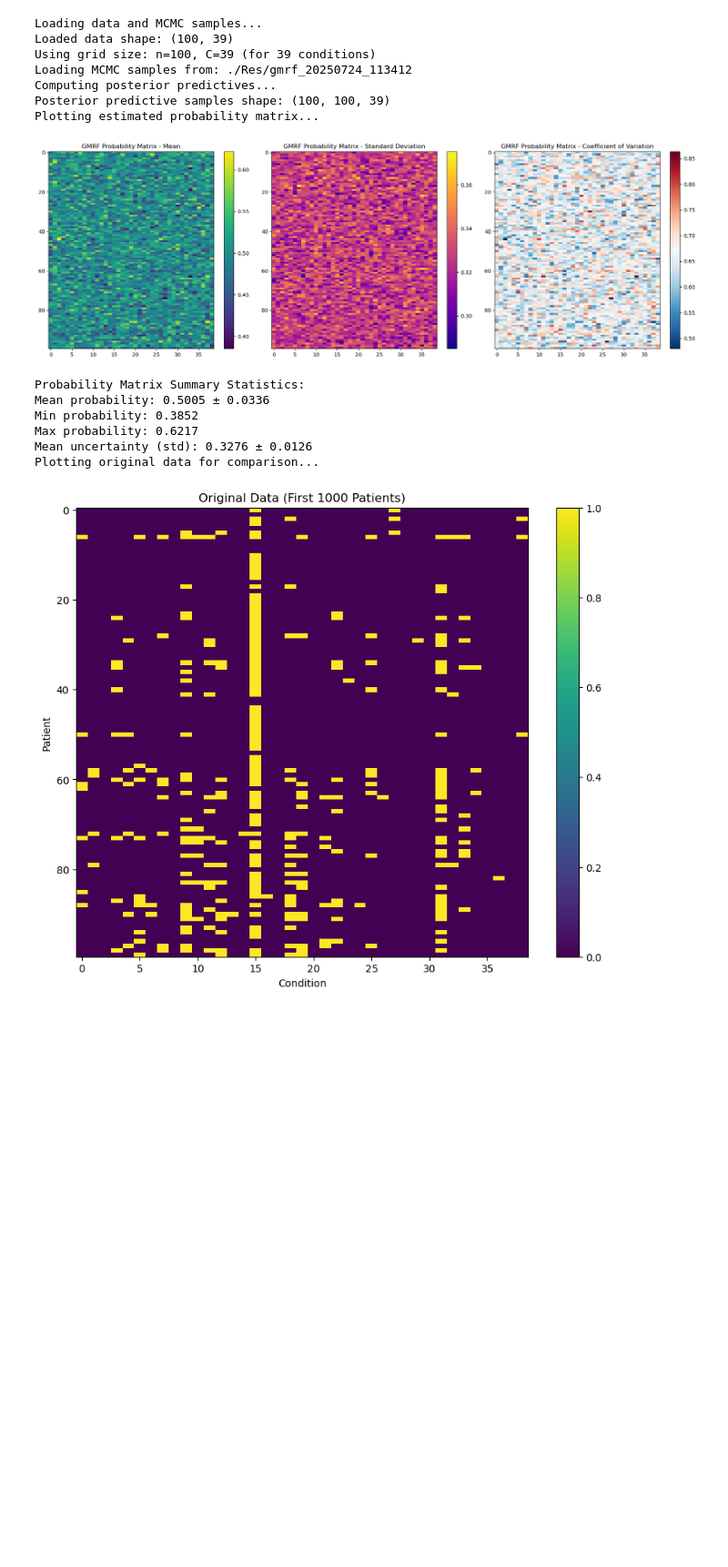
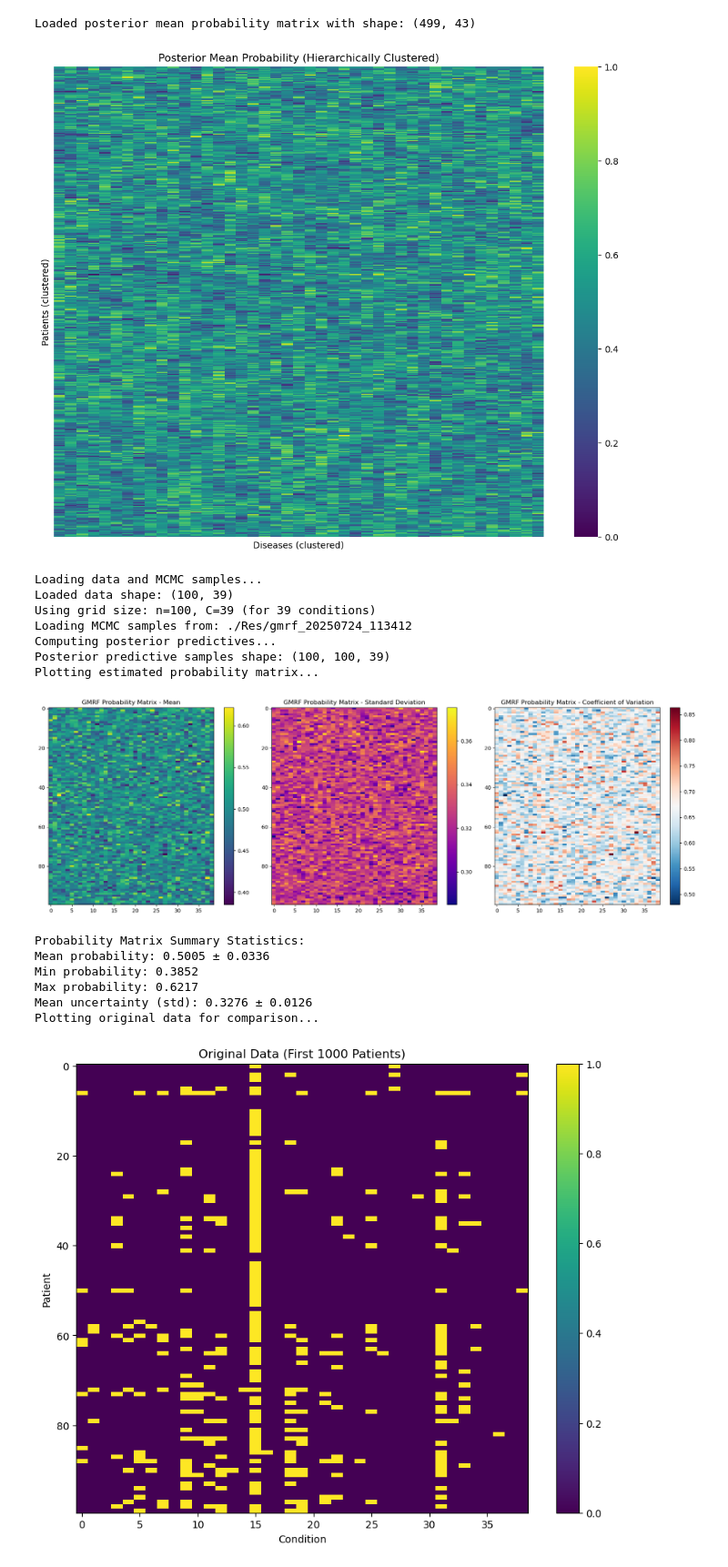
Before and after one commit to BernardoFL/PharmacyAlloc, a Jupyter notebook: model_analysis.ipynb, the cells around one changed output. Shown at 91% size. Cells and saved outputs as stored; diff of their text form; code cells hidden in the pictures; blank space fills up the shorter version.

```diff
--- a/model_analysis.ipynb
+++ b/model_analysis.ipynb
@@ -95,31 +95,34 @@ def hierarchical_reorder(prob_matrix: np.ndarray,
     col_link = optimal_leaf_ordering(col_link, col_dist)
     col_order = leaves_list(col_link)
 
     return row_order, col_order
 
 
 # === Set this to your shard results directory ===
 # Example: results_dir = '/Users/bernardo/Documents/Code/PharmacyAlloc/Res/gmrf_20250816_134744'
-results_dir = ''  # <-- fill in path to a shard directory or a combined results directory
+results_dir = '/Users/bernardo/Downloads/gmrf_20250817_231634_shard_1'  # <-- fill in path to a shard directory or a combined results directory
 
 # Load posterior mean probabilities
 P_mean = load_posterior_mean_probability_matrix(results_dir)
 print(f"Loaded posterior mean probability matrix with shape: {P_mean.shape}")
 
 # Hierarchical clustering reorder
 row_order, col_order = hierarchical_reorder(P_mean,
                                             row_metric='correlation',
                                             col_metric='correlation',
                                             linkage_method='average')
 
 P_sorted = P_mean[row_order][:, col_order]
 
 # Plot heatmap
 plt.figure(figsize=(10, 8))
 sns.heatmap(P_sorted, cmap='viridis', vmin=0.0, vmax=1.0, cbar=True,
             xticklabels=False, yticklabels=False)
 plt.title('Posterior Mean Probability (Hierarchically Clustered)')
 plt.xlabel('Diseases (clustered)')
 plt.ylabel('Patients (clustered)')
 plt.tight_layout()
 plt.show()
+# %% [output]
+Loaded posterior mean probability matrix with shape: (499, 43)
+[figure, added]
```
Also changed, not shown: parts of 1 cell of this notebook.
